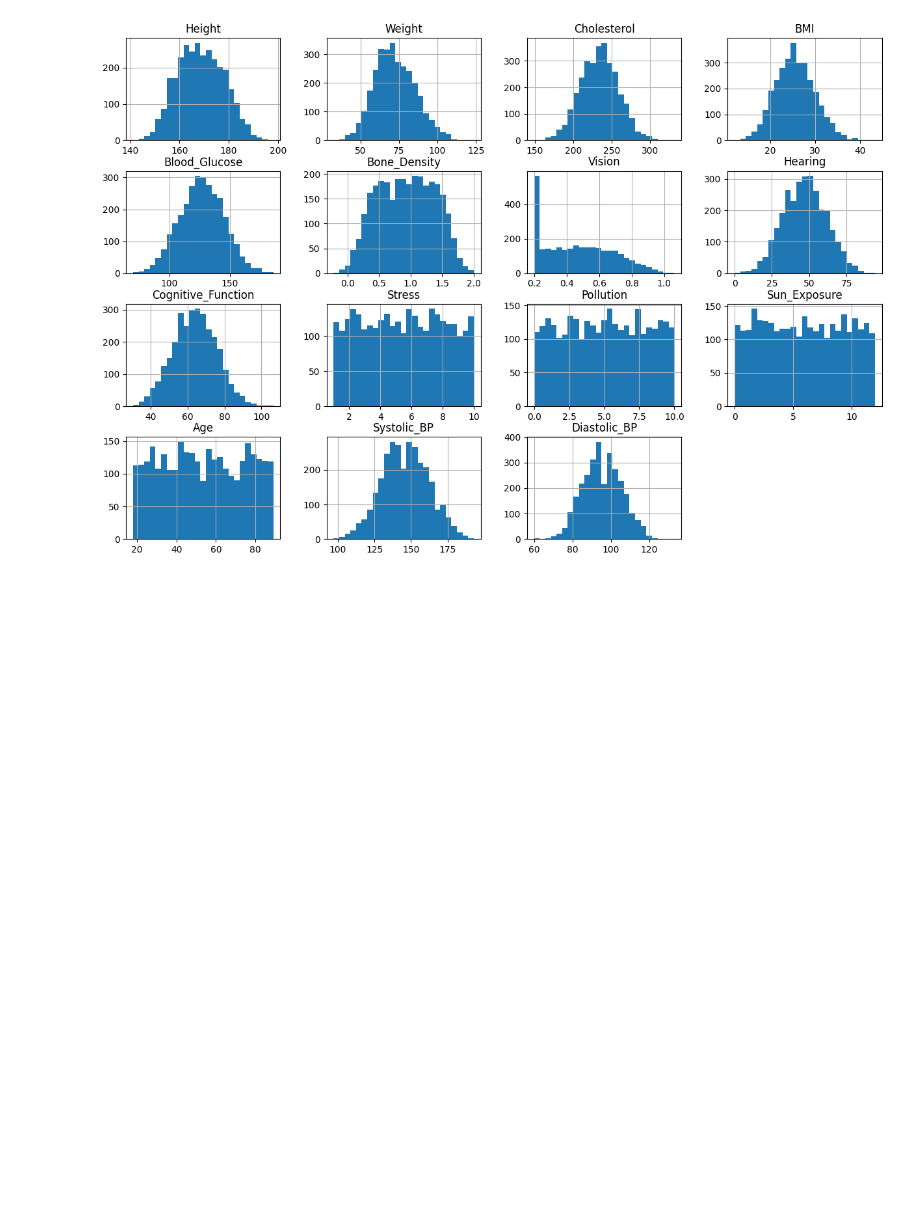
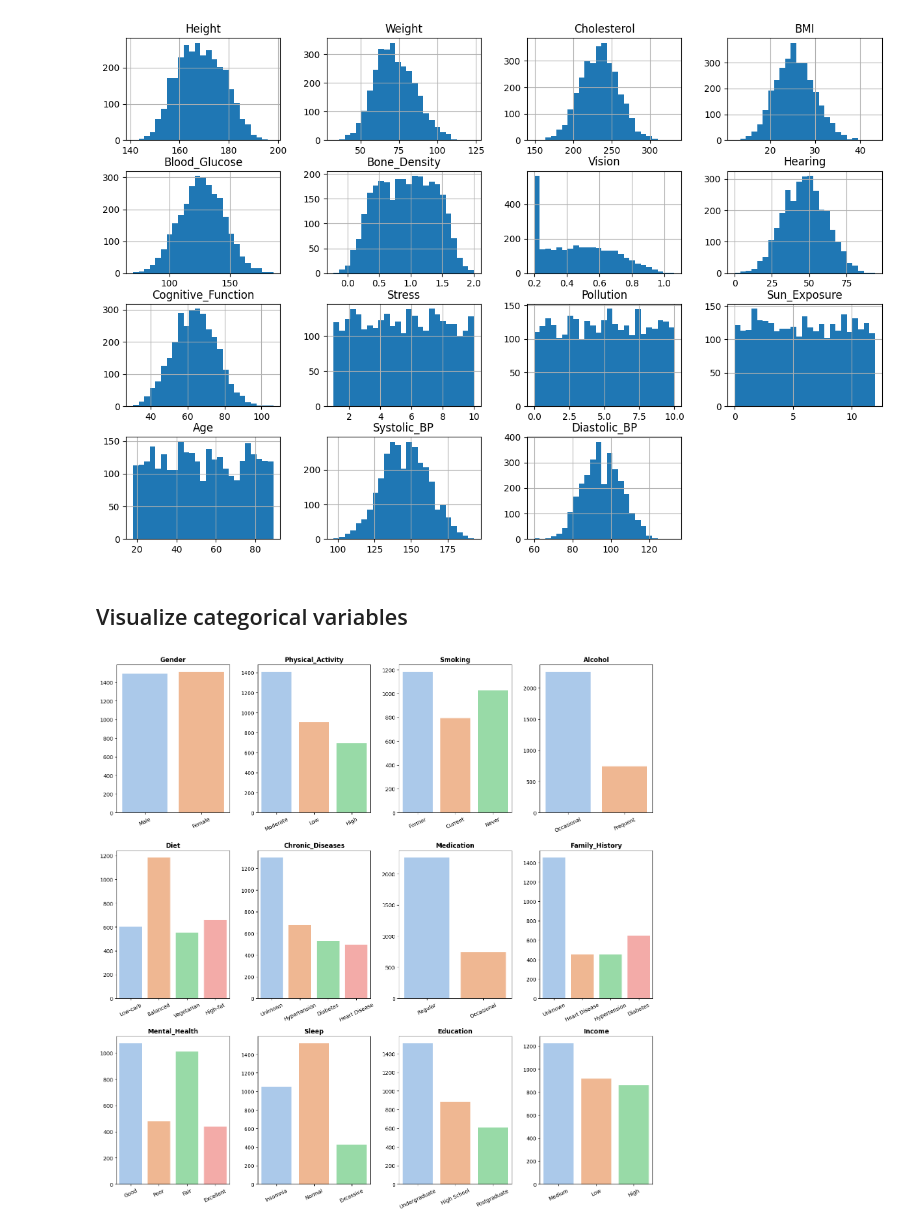
Before and after one commit to NATNgoc/PTDL-IE224, a Jupyter notebook: notebooks/1.1-variable-statistics.ipynb, the cells around one changed output. Saved outputs shown, nothing was run; the diff lists cells and outputs as text; code cells hidden in the pictures; blank space fills up the shorter version.

```diff
--- a/notebooks/1.1-variable-statistics.ipynb
+++ b/notebooks/1.1-variable-statistics.ipynb
@@ -26,3 +28,29 @@ array([[<Axes: title={'center': 'Height'}>,
         <Axes: title={'center': 'Systolic_BP'}>,
         <Axes: title={'center': 'Diastolic_BP'}>, <Axes: >]], dtype=object)
 [figure]
+# %% [markdown]
+## Visualize categorical variables
+# %%
+plt.figure(figsize=(15, 15))
+
+# Columns with object or category data type
+categorical_cols = data.select_dtypes(include=['object', 'category']).columns
+
+# Calculate the number of rows and columns for subplots
+total_cols = len(categorical_cols)
+cols = 4  # Number of columns in subplot grid
+rows = total_cols // cols + (total_cols % cols > 0)
+
+# Plot bar plots for categorical columns
+for i, col in enumerate(categorical_cols, 1):
+    plt.subplot(rows, cols, i)
+    sns.countplot(x=col, data=data, hue=col,palette='pastel')  # Đổi bảng màu thành 'pastel'
+    plt.title(col, fontweight='bold')
+    plt.xticks(rotation=25)
+    plt.xlabel('')
+    plt.ylabel('')
+
+plt.tight_layout()
+plt.show()
+# %% [output]
+[figure, added]
```
Also changed, not shown: parts of 1 cell of this notebook, 15 other files.
